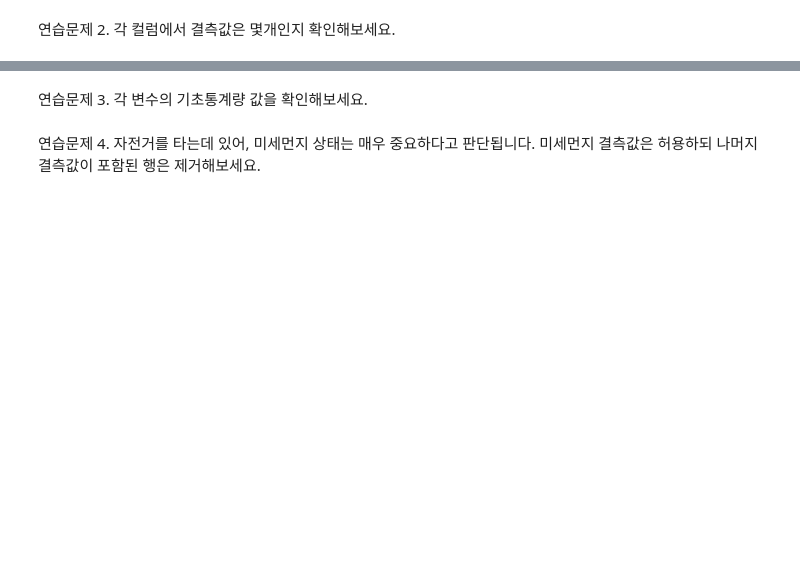
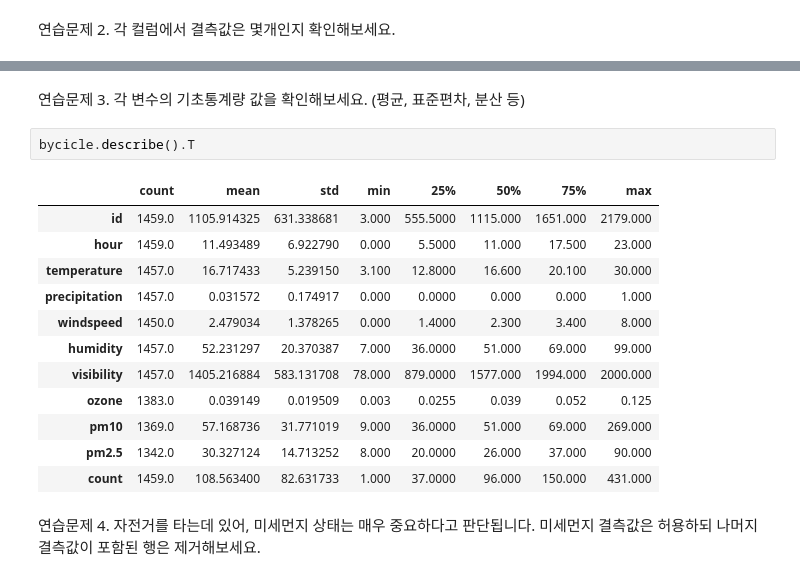
Before and after one commit to Young4424/ML_DL_practice, a Jupyter notebook: 02_데이터프레임의_이해와_처리.ipynb, the cells around one changed output, grey strips where cells are left out. Saved outputs shown, nothing was run; the diff lists cells and outputs as text; blank space fills up the shorter version.

```diff
--- a/02_데이터프레임의_이해와_처리.ipynb
+++ b/02_데이터프레임의_이해와_처리.ipynb
@@ -1284,4 +1320,19 @@ Name: director_name, Length: 4814, dtype: object
 # %% [markdown]
-연습문제 3. 각 변수의 기초통계량 값을 확인해보세요.
+연습문제 3. 각 변수의 기초통계량 값을 확인해보세요. (평균, 표준편차, 분산 등)
+# %%
+bycicle.describe().T
+# %% [output]
+|  | count | mean | std | min | 25% | 50% | 75% | max |
+| id | 1459.0 | 1105.914325 | 631.338681 | 3.000 | 555.5000 | 1115.000 | 1651.000 | 2179.000 |
+| hour | 1459.0 | 11.493489 | 6.922790 | 0.000 | 5.5000 | 11.000 | 17.500 | 23.000 |
+| temperature | 1457.0 | 16.717433 | 5.239150 | 3.100 | 12.8000 | 16.600 | 20.100 | 30.000 |
+| precipitation | 1457.0 | 0.031572 | 0.174917 | 0.000 | 0.0000 | 0.000 | 0.000 | 1.000 |
+| windspeed | 1450.0 | 2.479034 | 1.378265 | 0.000 | 1.4000 | 2.300 | 3.400 | 8.000 |
+| humidity | 1457.0 | 52.231297 | 20.370387 | 7.000 | 36.0000 | 51.000 | 69.000 | 99.000 |
+| visibility | 1457.0 | 1405.216884 | 583.131708 | 78.000 | 879.0000 | 1577.000 | 1994.000 | 2000.000 |
+| ozone | 1383.0 | 0.039149 | 0.019509 | 0.003 | 0.0255 | 0.039 | 0.052 | 0.125 |
+| pm10 | 1369.0 | 57.168736 | 31.771019 | 9.000 | 36.0000 | 51.000 | 69.000 | 269.000 |
+| pm2.5 | 1342.0 | 30.327124 | 14.713252 | 8.000 | 20.0000 | 26.000 | 37.000 | 90.000 |
+| count | 1459.0 | 108.563400 | 82.631733 | 1.000 | 37.0000 | 96.000 | 150.000 | 431.000 |
 # %% [markdown]
 연습문제 4. 자전거를 타는데 있어, 미세먼지 상태는 매우 중요하다고 판단됩니다. 미세먼지 결측값은 허용하되 나머지 결측값이 포함된 행은 제거해보세요.
```
Also changed, not shown: parts of 10 cells of this notebook.
